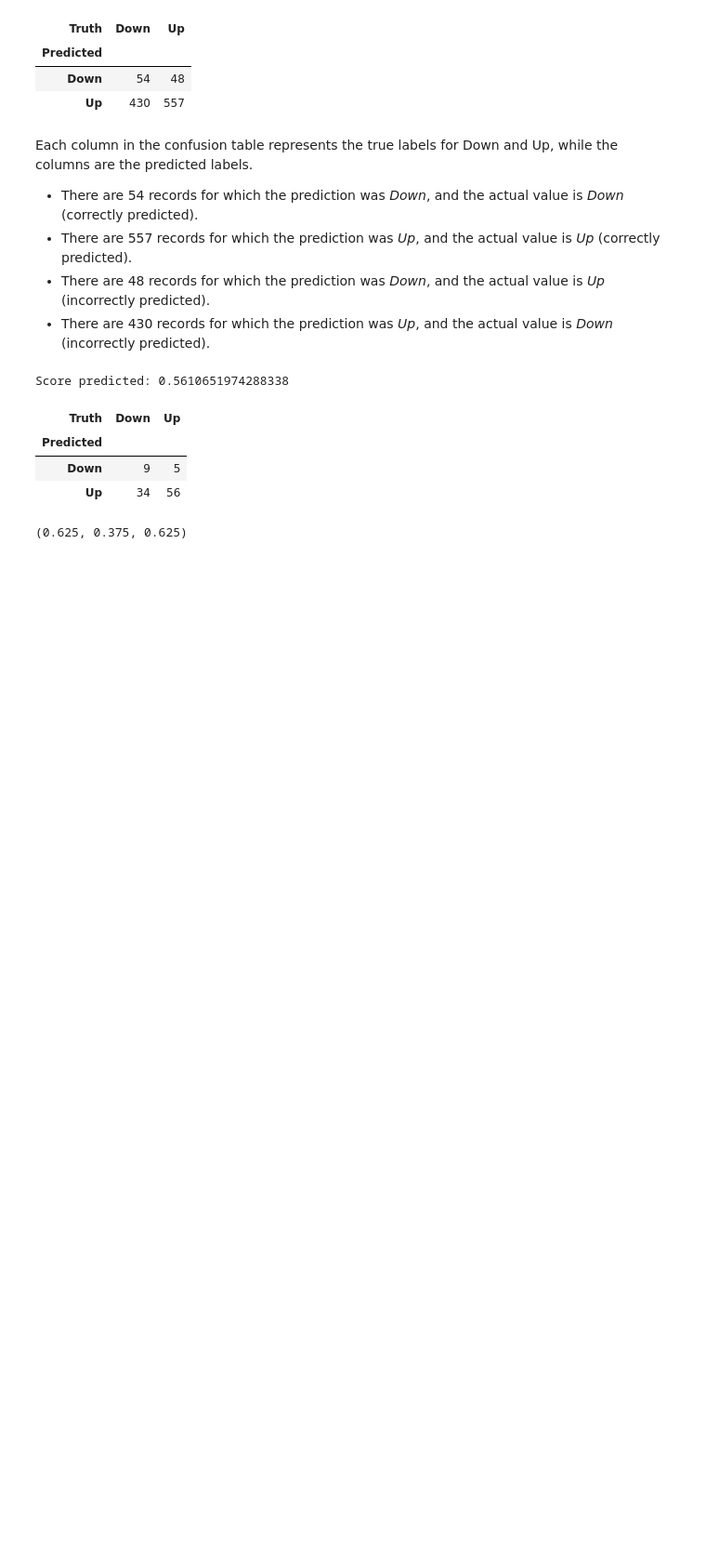
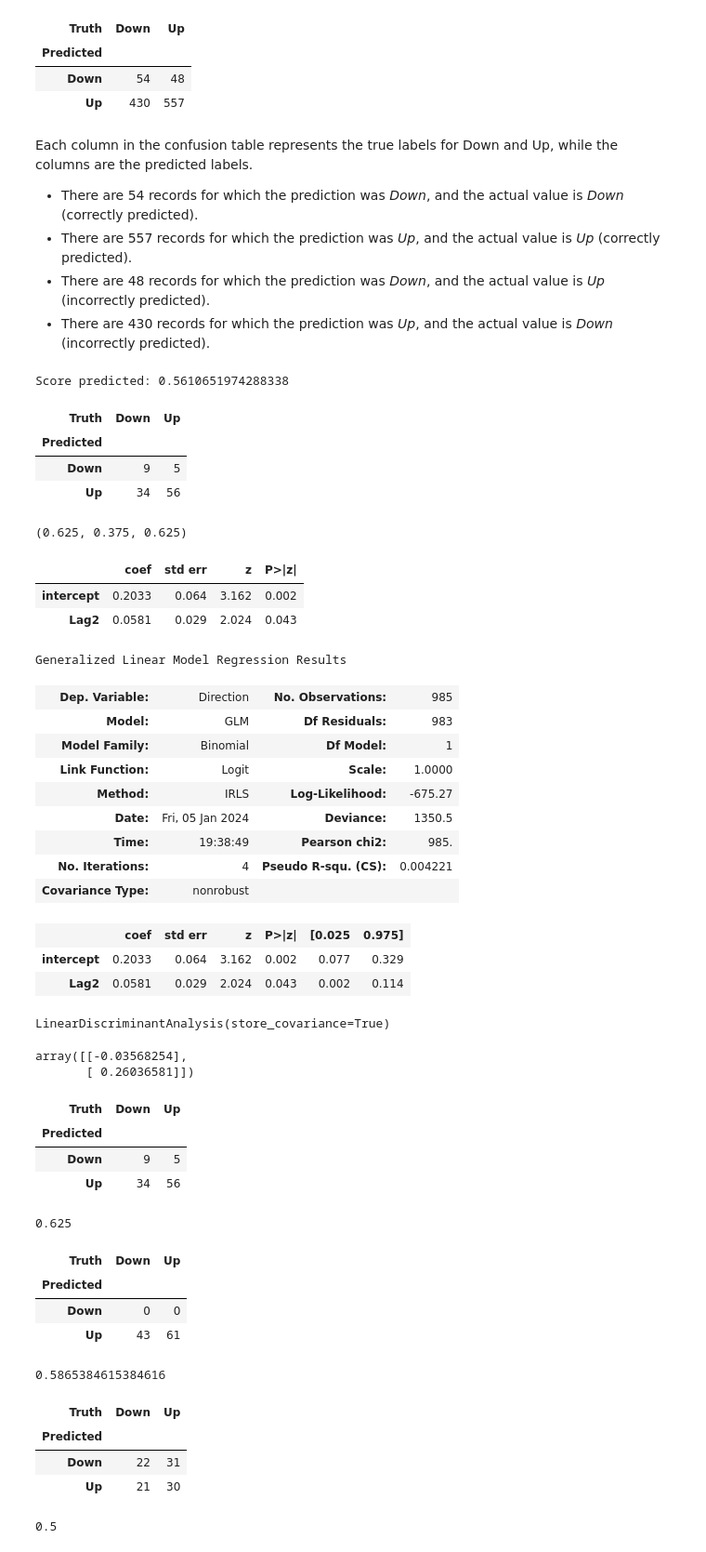
Before and after one commit to deusdevok/ISLP_Python, a Jupyter notebook: Chapter 4/Exercise13.ipynb, the cells around one changed output. Shown at 93% size. Cells and saved outputs as stored; diff of their text form; code cells hidden in the pictures; blank space fills up the shorter version.

```diff
--- a/Chapter 4/Exercise13.ipynb
+++ b/Chapter 4/Exercise13.ipynb
@@ -177,3 +200,81 @@ confusion_table(labels, L_test)
 np.mean(labels == L_test), np.mean(labels != L_test), (56+9)/(56+9+5+34)
 # %% [output]
 (0.625, 0.375, 0.625)
+# %%
+summarize(results)
+# %% [output]
+|  | coef | std err | z | P>|z| |
+| intercept | 0.2033 | 0.064 | 3.162 | 0.002 |
+| Lag2 | 0.0581 | 0.029 | 2.024 | 0.043 |
+# %%
+results.summary()
+# %% [output]
+Generalized Linear Model Regression Results
+| Dep. Variable: | Direction | No. Observations: | 985 |
+| Model: | GLM | Df Residuals: | 983 |
+| Model Family: | Binomial | Df Model: | 1 |
+| Link Function: | Logit | Scale: | 1.0000 |
+| Method: | IRLS | Log-Likelihood: | -675.27 |
+| Date: | Fri, 05 Jan 2024 | Deviance: | 1350.5 |
+| Time: | 19:38:49 | Pearson chi2: | 985. |
+| No. Iterations: | 4 | Pseudo R-squ. (CS): | 0.004221 |
+| Covariance Type: | nonrobust |  |  |
+|  | coef | std err | z | P>|z| | [0.025 | 0.975] |
+| intercept | 0.2033 | 0.064 | 3.162 | 0.002 | 0.077 | 0.329 |
+| Lag2 | 0.0581 | 0.029 | 2.024 | 0.043 | 0.002 | 0.114 |
+# %%
+# Repeat with LDA (Linear Discriminant Analysis)
+
+lda = LDA(store_covariance=True)
+X_train, X_test = [M.drop(columns=['intercept']) for M in [X_train, X_test]]
+lda.fit(X_train, L_train)
+# %% [output]
+LinearDiscriminantAnalysis(store_covariance=True)
+# %%
+lda.means_
+# %% [output]
+array([[-0.03568254],
+       [ 0.26036581]])
+# %%
+lda_pred = lda.predict(X_test)
+confusion_table(lda_pred, L_test)
+# %% [output]
+| Truth | Down | Up |
+| Predicted |  |  |
+| Down | 9 | 5 |
+| Up | 34 | 56 |
+# %%
+(9+56)/(9+56+5+34)
+# %% [output]
+0.625
+# %%
+# QDA
+lda = QDA(store_covariance=True)
+lda.fit(X_train, L_train)
+lda_pred = lda.predict(X_test)
+confusion_table(lda_pred, L_test)
+# %% [output]
+| Truth | Down | Up |
+| Predicted |  |  |
+| Down | 0 | 0 |
+| Up | 43 | 61 |
+# %%
+61/(61+43)
+# %% [output]
+0.5865384615384616
+# %%
+# K-Nearest Neighbours
+
+knn1 = KNeighborsClassifier(n_neighbors=1)
+knn1.fit(X_train, L_train)
+knn1_pred = knn1.predict(X_test)
+confusion_table(knn1_pred, L_test)
+# %% [output]
+| Truth | Down | Up |
+| Predicted |  |  |
+| Down | 22 | 31 |
+| Up | 21 | 30 |
+# %%
+(22+30)/(22+31+21+30)
+# %% [output]
+0.5
```
Also changed, not shown: parts of 10 cells of this notebook.
